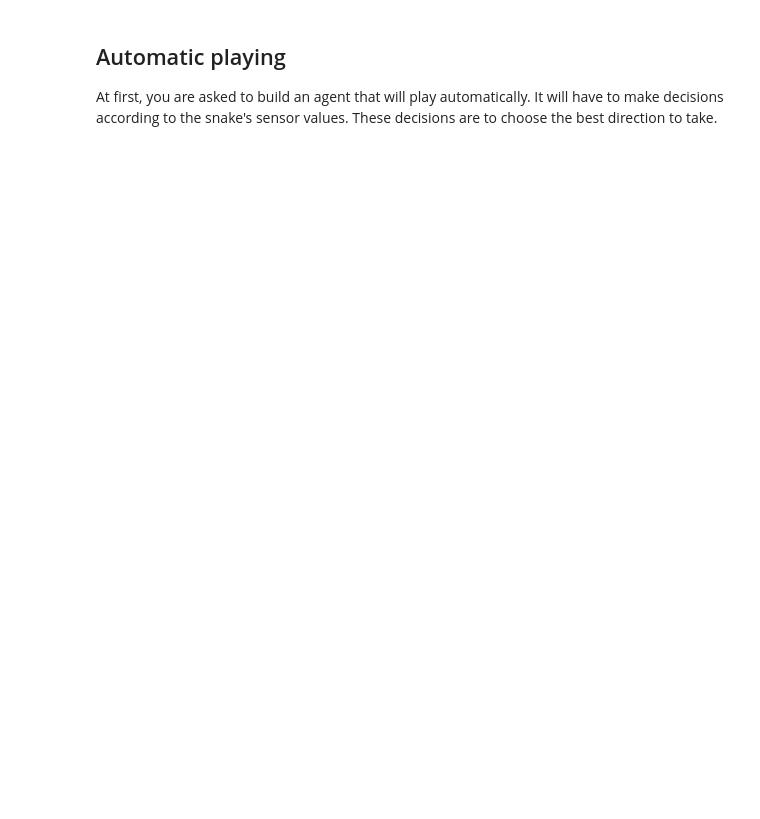
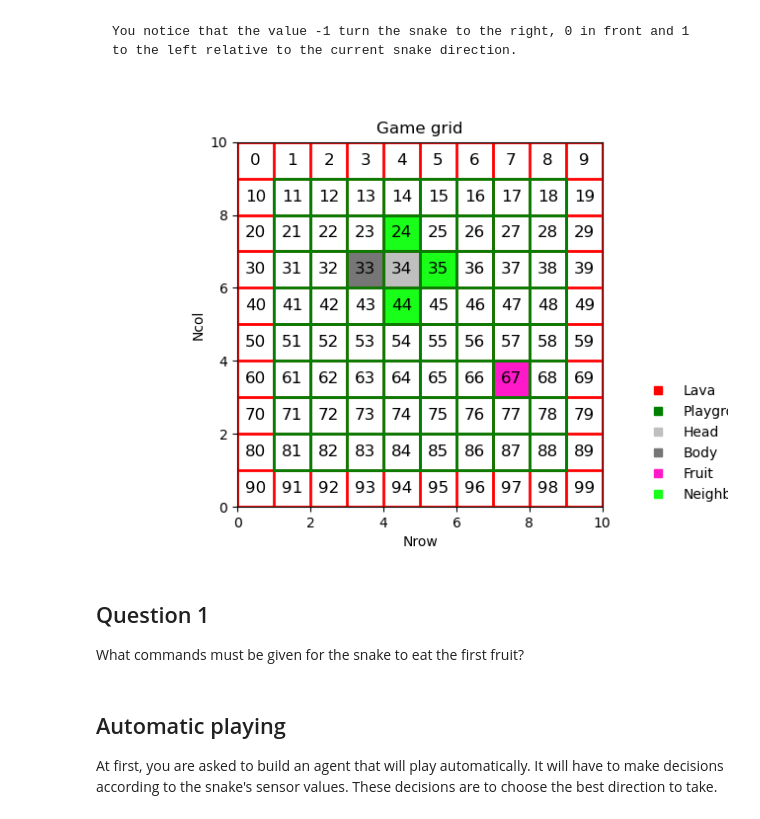
Before and after one commit to symmeHub/positron, a Jupyter notebook: book/machine_learning/exercises/tutorials/genetic_snake_pratical_work.ipynb, the cells around one changed output. Saved outputs shown, nothing was run; the diff lists cells and outputs as text; code cells hidden in the pictures; blank space fills up the shorter version.

````diff
--- a/book/machine_learning/exercises/tutorials/genetic_snake_pratical_work.ipynb
+++ b/book/machine_learning/exercises/tutorials/genetic_snake_pratical_work.ipynb
@@ -39,0 +105,76 @@ show_gui(snake, ax)
+# %% [markdown]
+```{note}
+You notice that the value -1 turn the snake to the right, 0 in front and 1 to the left relative to the current snake direction.
+```
+# %%
+grid_img = np.ones([snake.Nrow, snake.Ncol,3], dtype=np.uint8)*255
+
+# Converting to grid coordinates
+# Snake
+snake_grid_coor = np.array(snklib.pos_to_coords(snake.snake_active_positions,
+                                                 Ncol=snake.Ncol)).T.reshape(
+                                                    -1,snake.snake_active_positions.shape[0])
+# Fruit
+fruit_grid_coor = np.array(snklib.pos_to_coords(snake.fruit_position, snake.Ncol))
+
+# Neighbors
+neighbors_grid_coor = np.array(snklib.pos_to_coords(snake.get_neighbors_pos(),
+                                                 Ncol=snake.Ncol)).T.reshape(
+                                                    -1,snake.snake_active_positions.shape[0])
+
+# Coloring the snake
+for ind, sc in enumerate(snake_grid_coor):
+    if ind == 0:
+        grid_img[sc[0],sc[1], :] = 191
+    else:
+        grid_img[sc[0],sc[1], :] = 118
+
+#Coloring fruit
+grid_img[fruit_grid_coor[0], fruit_grid_coor[1], 1] = 25
+grid_img[fruit_grid_coor[0], fruit_grid_coor[1], 2] = 200
+
+#Coloring the neighbors
+for ind, sc in enumerate(neighbors_grid_coor):
+    grid_img[sc[0],sc[1], 0] = 25
+    grid_img[sc[0],sc[1], 2] = 25
+
+
+
+
+plt.figure()
+plt.imshow(grid_img,
+            origin="upper", extent=[0, snake.Nrow, 0, snake.Ncol])
+for l in range(snake.Nrow):
+    for c in range(snake.Ncol):
+        z = snake.all_positions.reshape(snake.Nrow,snake.Ncol)[l, c]
+        xc = snake.Nrow-1 - l
+        yc = c
+        plt.text(yc + 0.5, xc + 0.5, str(z), va="center", ha="center", fontsize=12)
+
+for g in range(snake.Nrow+1):
+    plt.plot(np.linspace(0, snake.Nrow, num=snake.Nrow+1), np.ones(snake.Nrow + 1) * g, "r-", linewidth=2)
+    plt.plot(np.ones(snake.Nrow + 1) * g, np.linspace(0, snake.Nrow, num=snake.Nrow+1), "r-", linewidth=2)
+
+for g in range(1, snake.Nrow):
+    plt.plot(np.linspace(1, snake.Nrow-1, num=snake.Nrow), np.ones(snake.Nrow) * g, "g-", linewidth=2)
+    plt.plot(np.ones(snake.Nrow) * g, np.linspace(1, snake.Nrow-1, num=snake.Nrow), "g-", linewidth=2)
+
+entries = {"Lava": "red", "Playground": "green",
+           "Head":"#BFBFBF",
+           "Body":"#767676",
+           "Fruit": "#FF19C8",
+           "Neighbors":"#19FF19"}
+f = lambda m,c: ax.plot([],[],marker=m, color=c, ls="none")[0]
+handles = [f("s", val) for key, val in entries.items()]
+labels = [key for key, val in entries.items()]
+plt.legend(handles, labels, loc=(1.1,0), framealpha=1, frameon=False)
+
+plt.title("Game grid")
+plt.xlabel("Nrow")
+plt.ylabel("Ncol")
+plt.show()
+# %% [output]
+[figure, added]
+# %% [markdown]
+## Question 1
+What commands must be given for the snake to eat the first fruit?
````
Also changed, not shown: parts of 15 cells of this notebook, 2 other files.
